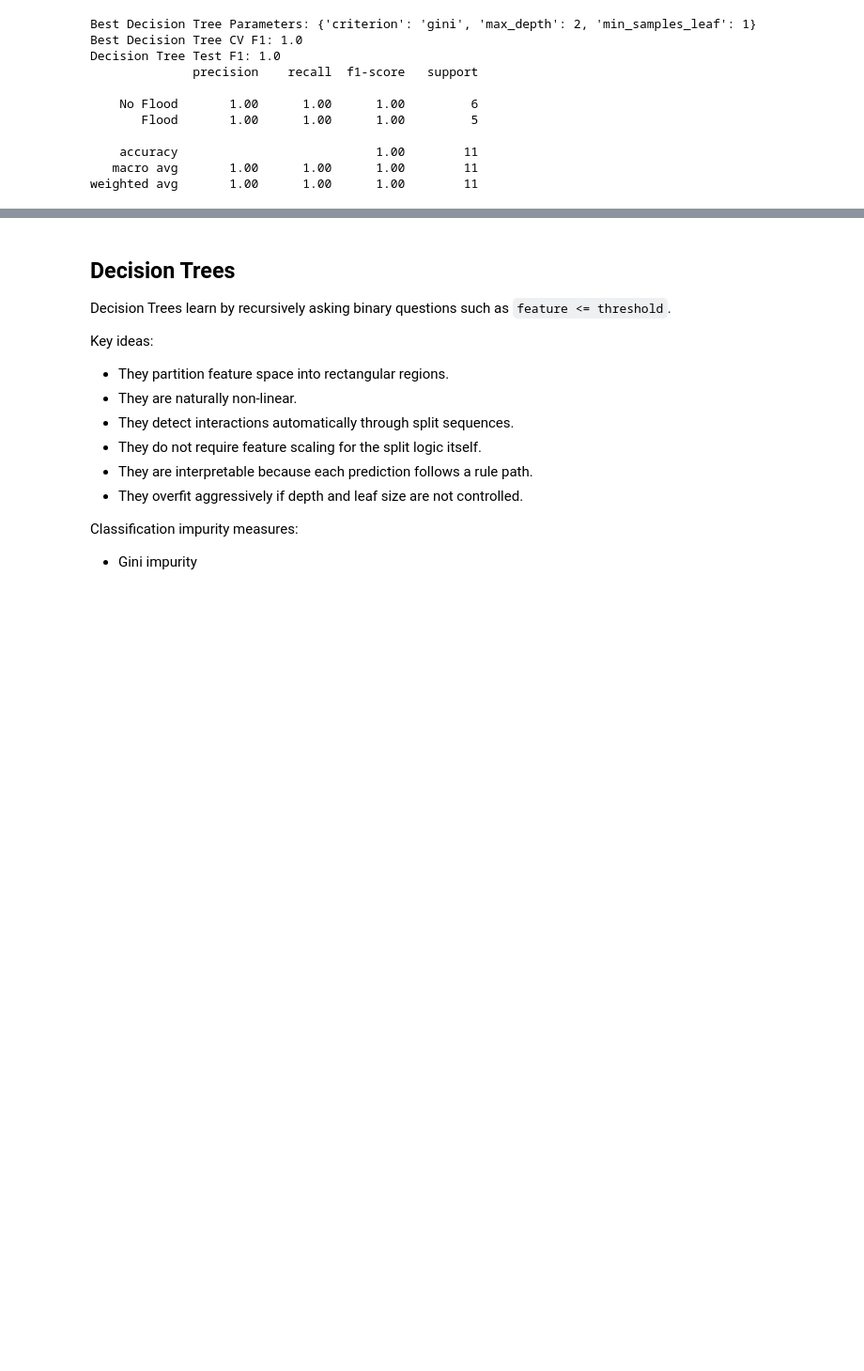
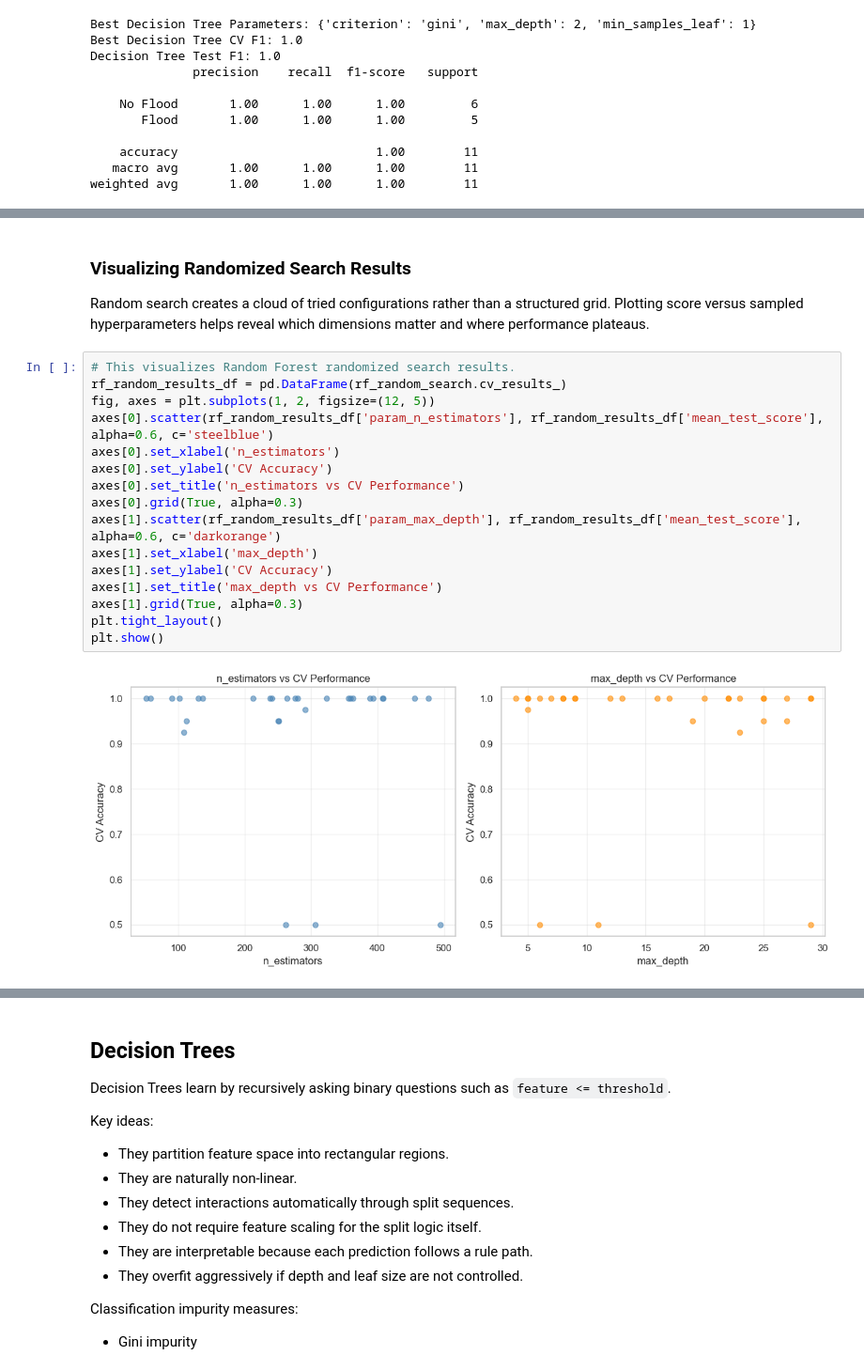
Before and after one commit to kalviumcommunity/S66-0426-Niru-FloodRisk-MachineLearning, a Jupyter notebook: notebooks/complete_project_workflow.ipynb, the cells around one changed output, grey strips where cells are left out. Shown at 94% size. Drawn from its saved outputs; the diff is of its cells as text; blank space fills up the shorter version.

```diff
--- a/notebooks/complete_project_workflow.ipynb
+++ b/notebooks/complete_project_workflow.ipynb
@@ -667,3 +752,25 @@ Best RandomizedSearchCV CV F1: 1.0
+# %% [markdown]
+### Visualizing Randomized Search Results
+
+Random search creates a cloud of tried configurations rather than a structured grid. Plotting score versus sampled hyperparameters helps reveal which dimensions matter and where performance plateaus.
+# %%
+# This visualizes Random Forest randomized search results.
+rf_random_results_df = pd.DataFrame(rf_random_search.cv_results_)
+fig, axes = plt.subplots(1, 2, figsize=(12, 5))
+axes[0].scatter(rf_random_results_df['param_n_estimators'], rf_random_results_df['mean_test_score'], alpha=0.6, c='steelblue')
+axes[0].set_xlabel('n_estimators')
+axes[0].set_ylabel('CV Accuracy')
+axes[0].set_title('n_estimators vs CV Performance')
+axes[0].grid(True, alpha=0.3)
+axes[1].scatter(rf_random_results_df['param_max_depth'], rf_random_results_df['mean_test_score'], alpha=0.6, c='darkorange')
+axes[1].set_xlabel('max_depth')
+axes[1].set_ylabel('CV Accuracy')
+axes[1].set_title('max_depth vs CV Performance')
+axes[1].grid(True, alpha=0.3)
+plt.tight_layout()
+plt.show()
+# %% [output]
+[figure, added]
 # %% [markdown]
 ### Coarse-To-Fine Tuning Strategy
 
```
Also changed, not shown: parts of 11 cells of this notebook.
